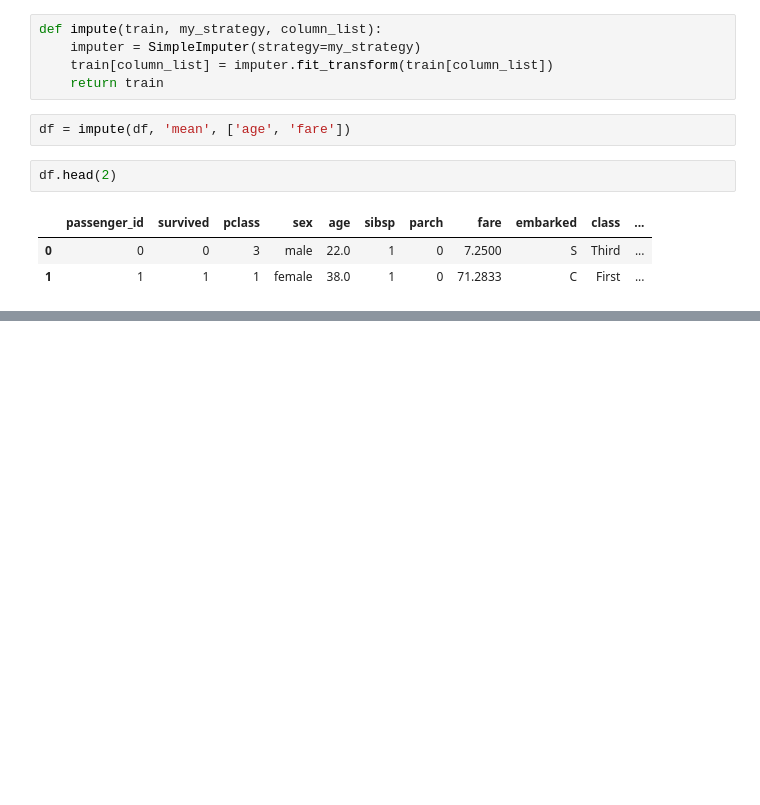
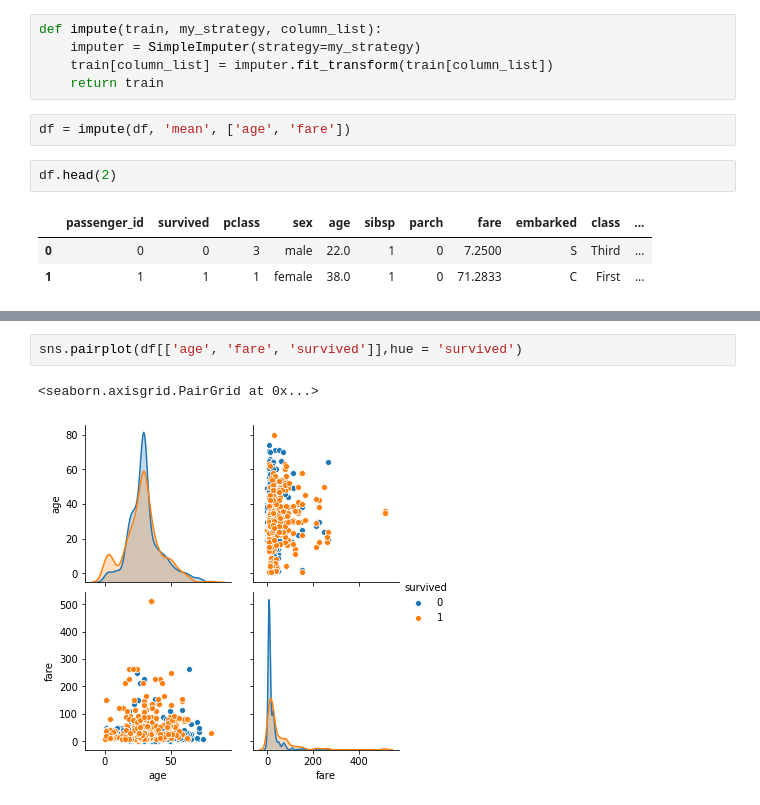
Before and after one commit to ravinder79/classification, a Jupyter notebook: classification_exercises_repeat.ipynb, the cells around one changed output, grey strips where cells are left out. Cells and saved outputs as stored; diff of their text form; blank space fills up the shorter version.

```diff
--- a/classification_exercises_repeat.ipynb
+++ b/classification_exercises_repeat.ipynb
@@ -233,0 +240,5 @@ df.head(2)
+# %%
+sns.pairplot(df[['age', 'fare', 'survived']],hue = 'survived')
+# %% [output]
+<seaborn.axisgrid.PairGrid at 0x...>
+[figure, added]
```
Also changed, not shown: parts of 2 cells of this notebook.
